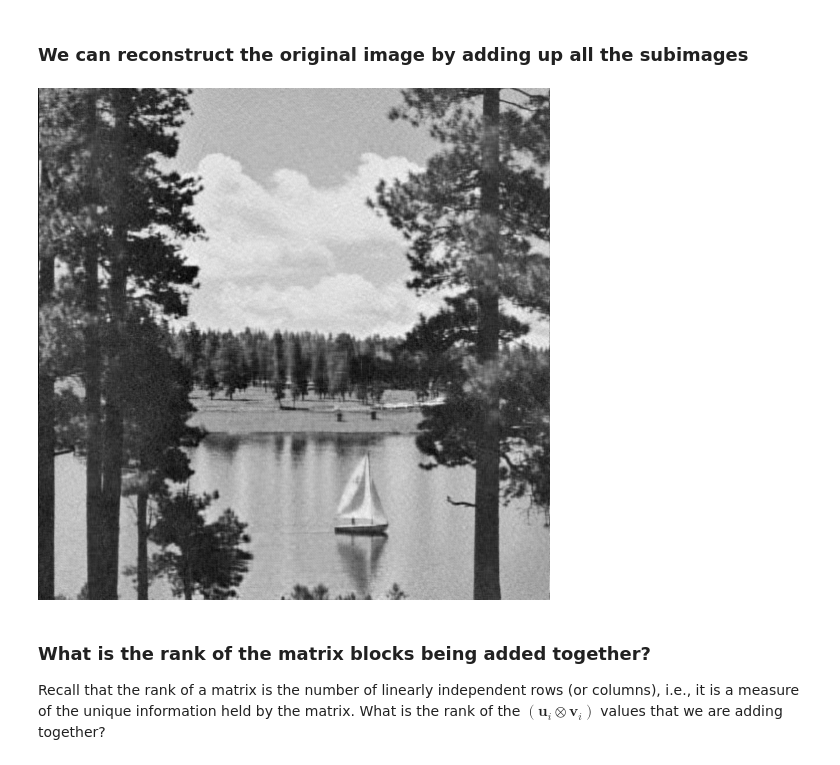
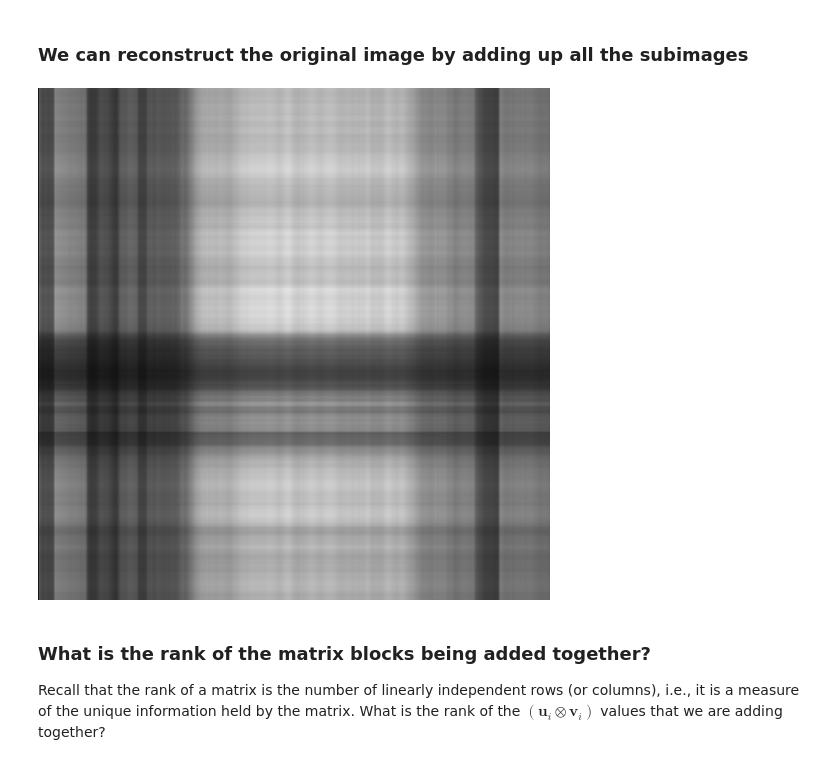
Before and after one commit to varnerlab/CHEME-1800-4800-Course-Repository-S23, a Jupyter notebook: examples/unit-2-examples/svd/SVD-Notebook.ipynb, the cells around one changed output. Saved outputs shown, nothing was run; the diff lists cells and outputs as text; code cells hidden in the pictures.

```diff
--- a/examples/unit-2-examples/svd/SVD-Notebook.ipynb
+++ b/examples/unit-2-examples/svd/SVD-Notebook.ipynb
@@ -106,14 +106,14 @@ explained_array[2]
 ### We can reconstruct the original image by adding up all the subimages
 # %%
 M = image_dictionary[1];
-number_of_frames = 100;
+number_of_frames = 1;
 for i ∈ 2:number_of_frames
     M = M + image_dictionary[i]
 end
 
 M
 # %% [output]
-[figure, old version]
+[figure, new version]
 # %% [markdown]
 ### What is the rank of the matrix blocks being added together?
 Recall that the rank of a matrix is the number of linearly independent rows (or columns), i.e., it is a measure of the unique information held by the matrix. What is the rank of the $\left(\mathbf{u}_{i}\otimes\mathbf{v}_{i}\right)$ values that we are adding together?
```
Also changed, not shown: 2 other files.
